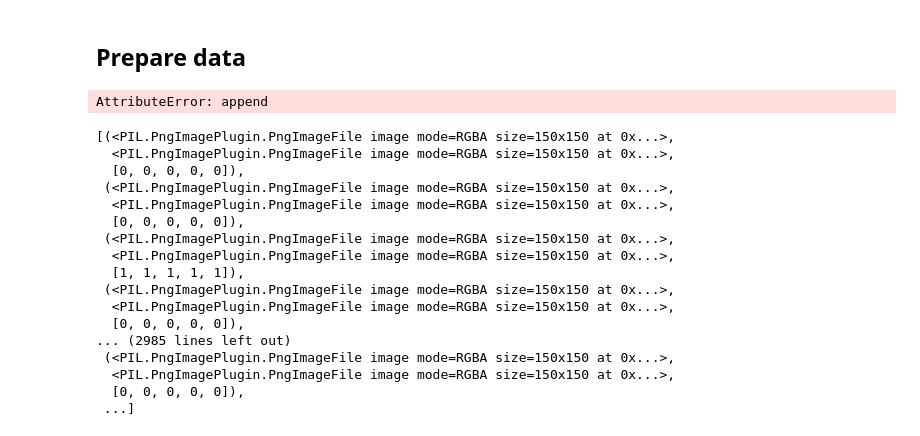
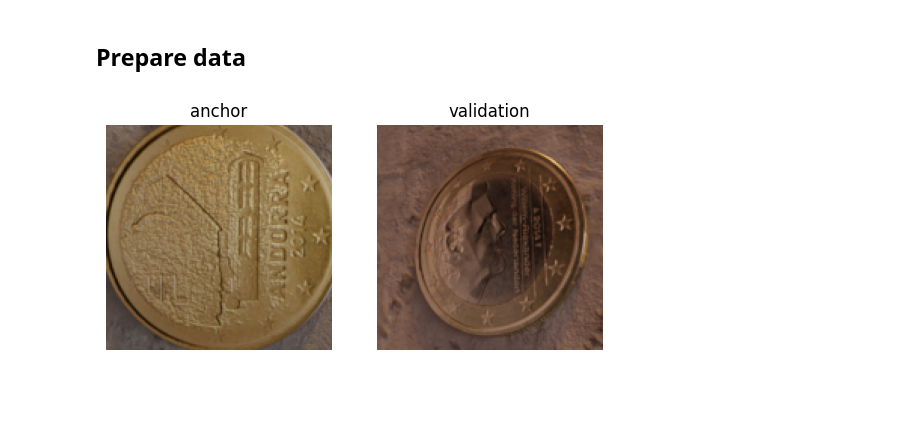
Before and after one commit to photonsquid/CoinDetector, a Jupyter notebook: main.ipynb, the cells around one changed output. Cells and saved outputs as stored; diff of their text form; code cells hidden in the pictures; blank space fills up the shorter version.

Commit message:
auto: update dataset.py

```diff
--- a/main.ipynb
+++ b/main.ipynb
@@ -78,28 +77,30 @@ Found cached dataset parquet (/home/chap/.cache/huggingface/datasets/photonsquid
 # %%
-train_dataset = dataset["train"]
 anchor_imgs, validation_imgs, labels = create_pairs(train_dataset)
-# %% [output]
-AttributeError: append
-# %%
-paired_dataset
-# %% [output]
-[(<PIL.PngImagePlugin.PngImageFile image mode=RGBA size=150x150 at 0x...>,
-  <PIL.PngImagePlugin.PngImageFile image mode=RGBA size=150x150 at 0x...>,
-  [0, 0, 0, 0, 0]),
- (<PIL.PngImagePlugin.PngImageFile image mode=RGBA size=150x150 at 0x...>,
-  <PIL.PngImagePlugin.PngImageFile image mode=RGBA size=150x150 at 0x...>,
-  [0, 0, 0, 0, 0]),
- (<PIL.PngImagePlugin.PngImageFile image mode=RGBA size=150x150 at 0x...>,
-  <PIL.PngImagePlugin.PngImageFile image mode=RGBA size=150x150 at 0x...>,
-  [1, 1, 1, 1, 1]),
- (<PIL.PngImagePlugin.PngImageFile image mode=RGBA size=150x150 at 0x...>,
-  <PIL.PngImagePlugin.PngImageFile image mode=RGBA size=150x150 at 0x...>,
-  [0, 0, 0, 0, 0]),
-... (2985 lines left out)
- (<PIL.PngImagePlugin.PngImageFile image mode=RGBA size=150x150 at 0x...>,
-  <PIL.PngImagePlugin.PngImageFile image mode=RGBA size=150x150 at 0x...>,
-  [0, 0, 0, 0, 0]),
- ...]
+# %%
+# convert anchor_imgs and validation_imgs to tensors
+anchor_imgs = tf.convert_to_tensor(anchor_imgs)
+validation_imgs = tf.convert_to_tensor(validation_imgs)
+labels = tf.convert_to_tensor(labels)
 # %%
-# convert it to tensorflow dataset
-tf_ds = tf.data.Dataset.from_tensor_slices(paired_dataset)
+# create a tensorflow dataset
+data = tf.data.Dataset.from_tensor_slices((anchor_imgs, validation_imgs, labels))
+# %%
+for image in data:
+    anchor = image[0].numpy()
+    validation = image[1].numpy()
+    label = "positive" if sum(image[2].numpy()) == 5 else "negative"
+
+    # show the images
+    plt.subplot(1, 2, 1)
+    plt.imshow(anchor)
+    plt.axis('off')
+    plt.title("anchor")
+    plt.subplot(1, 2, 2)
+    plt.imshow(validation)
+    plt.axis('off')
+    plt.title(label)
+    plt.show()
+
+    break
+# %% [output]
+[figure, added]
```
Also changed, not shown: parts of 2 cells of this notebook, 1 other file.
